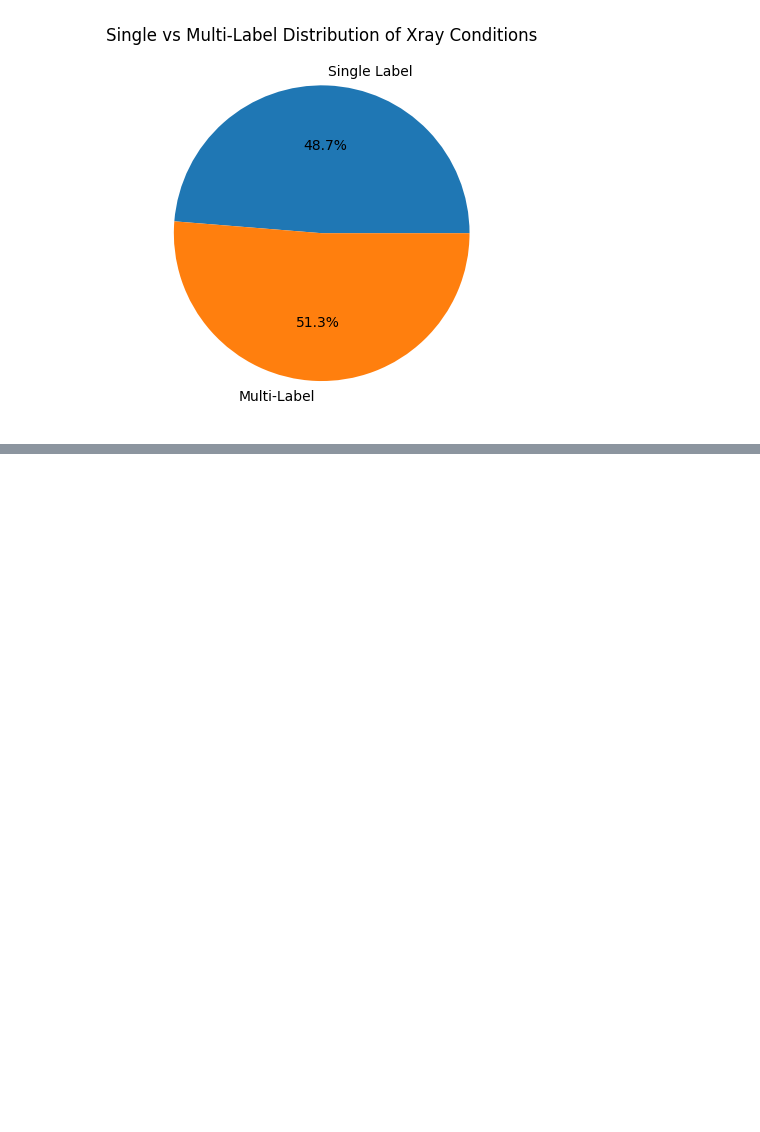
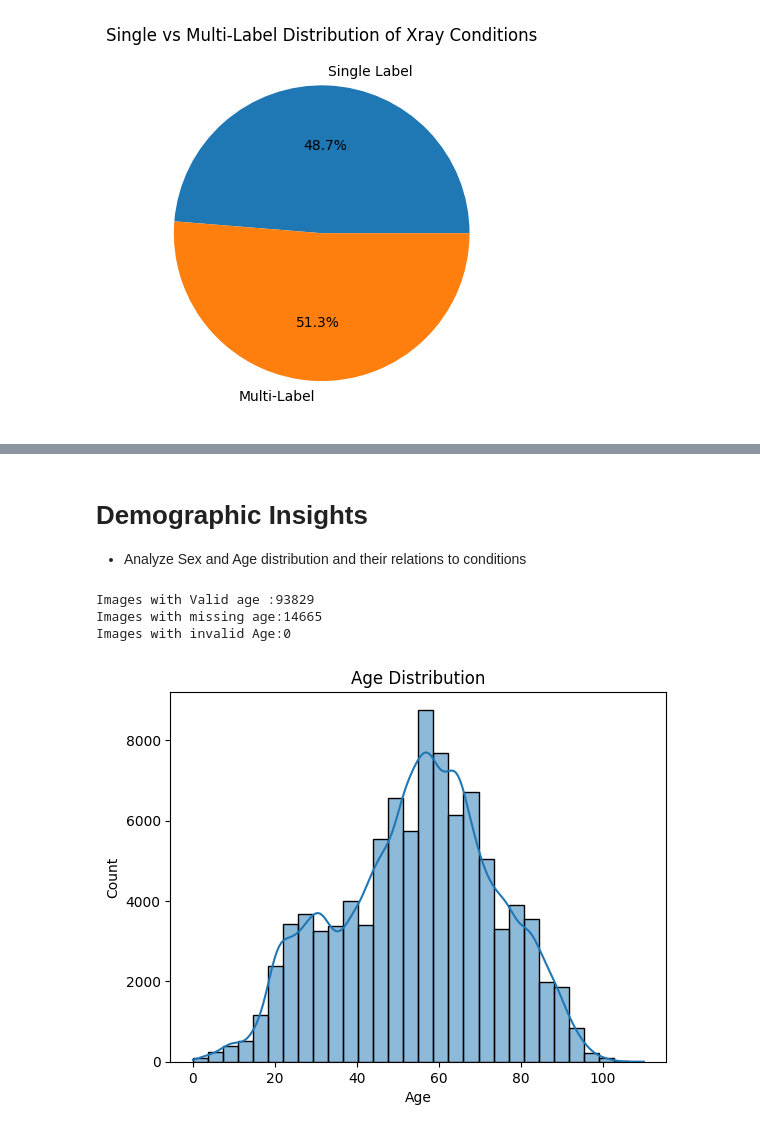
Before and after one commit to alkhali7/KaggleCompetition-Grand-X-Ray-Slam-Division-B, a Jupyter notebook: main.ipynb, the cells around one changed output, grey strips where cells are left out. Cells and saved outputs as stored; diff of their text form; code cells hidden in the pictures; blank space fills up the shorter version.

```diff
--- a/main.ipynb
+++ b/main.ipynb
@@ -359,0 +341,25 @@ plt.show()
+# %% [markdown]
+# Demographic Insights
+- Analyze Sex and Age distribution and their relations to conditions
+# %%
+valid_ages = train['Age'].dropna()
+
+valid_age_count = valid_ages[(valid_ages>=0) & (valid_ages<=120)].count()
+nan_age_count = train['Age'].isna().sum()
+invalid_age_count = valid_ages[(valid_ages<0) | (valid_ages>120)].count()
+
+print(f'Images with Valid age :{valid_age_count}')
+print(f'Images with missing age:{nan_age_count}')
+print(f'Images with invalid Age:{invalid_age_count}')
+# %% [output]
+Images with Valid age :93829
+Images with missing age:14665
+Images with invalid Age:0
+# %%
+# Demographic Distribution
+# Age
+sns.histplot(train['Age'].dropna(), bins=30, kde=True)
+plt.title('Age Distribution')
+plt.show()
+# %% [output]
+[figure, added]
```
Also changed, not shown: parts of 6 cells of this notebook.
